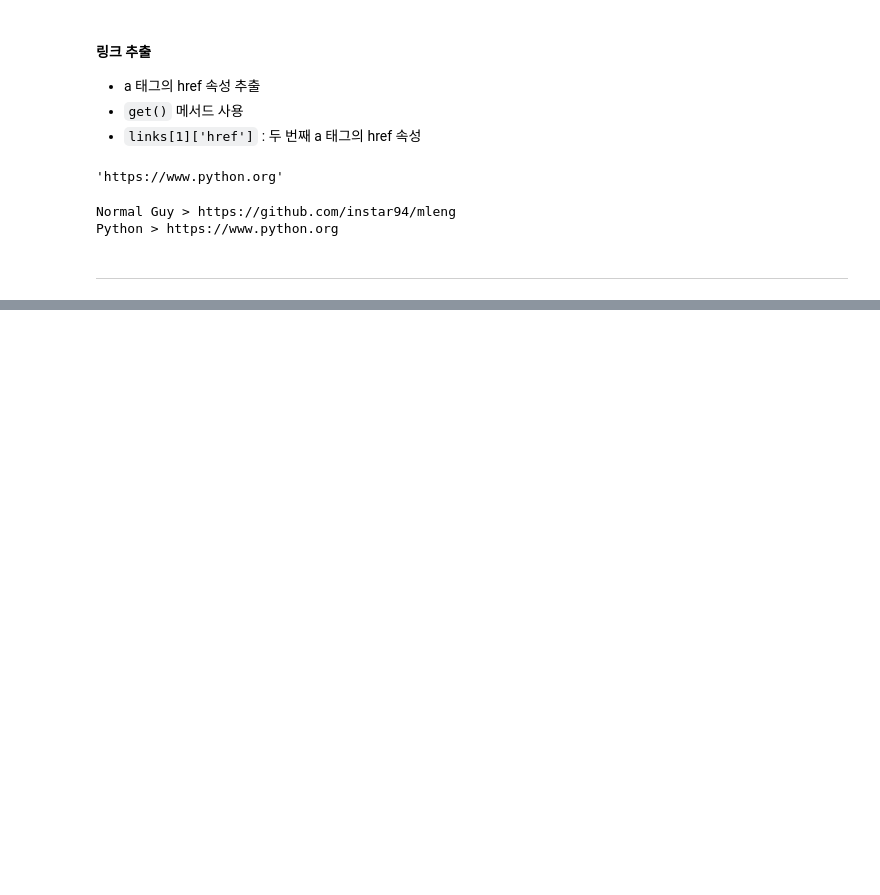
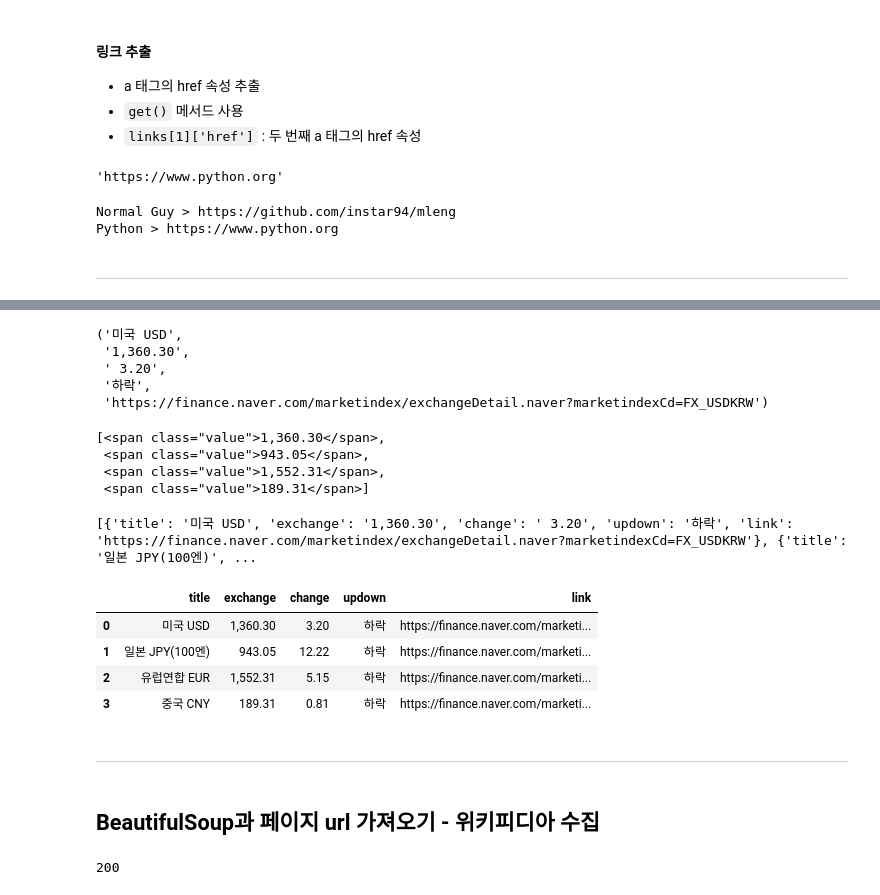
Before and after one commit to instar94/ml_tutorial, a Jupyter notebook: 04.EDA/ds_study/code/03.Web_Data/03.Web_Data.ipynb, the cells around one changed output, grey strips where cells are left out. Drawn from its saved outputs; the diff is of its cells as text; code cells hidden in the pictures; blank space fills up the shorter version.

```diff
--- a/04.EDA/ds_study/code/03.Web_Data/03.Web_Data.ipynb
+++ b/04.EDA/ds_study/code/03.Web_Data/03.Web_Data.ipynb
@@ -284,0 +372,7 @@ Python > https://www.python.org
+# %%
+### requests 모듈을 이용해 url 요청
+response = requests.get(url)
+# %%
+### 데이터 확인
+soup = BeautifulSoup(response.text, "html.parser")
+print(soup.prettify())
@@ -284,0 +403,3 @@ Python > https://www.python.org
+# %%
+exchangeList = soup.select("#exchangeList > li")
+print(exchangeList)
@@ -284,0 +431,54 @@ Python > https://www.python.org
+# %%
+### 데이터를 가져오는 방법
+title = exchangeList[0].select_one(".h_lst").text
+exchange = exchangeList[0].select_one(".value").text
+change = exchangeList[0].select_one(".change").text
+updown = exchangeList[0].select_one("div.head_info.point_dn > .blind").text
+
+baseUrl = "https://finance.naver.com"
+link = baseUrl+exchangeList[0].select_one("a")["href"]
+(title,exchange,change,updown,link)
+# %% [output]
+('미국 USD',
+ '1,360.30',
+ ' 3.20',
+ '하락',
+ 'https://finance.naver.com/marketindex/exchangeDetail.naver?marketindexCd=FX_USDKRW')
+# %%
+### find_all() 메서드로 모든 데이터 가져오기
+find_method = soup.find_all("ul", id="exchangeList")
+find_method[0].find_all("span","value")
+# %% [output]
+[<span class="value">1,360.30</span>,
+ <span class="value">943.05</span>,
+ <span class="value">1,552.31</span>,
+ <span class="value">189.31</span>]
+# %%
+### 데이터 수집
+exchange_data = []
+baseUrl = "https://finance.naver.com"
+
+for i in exchangeList :
+    data = {
+        "title" : i.select_one(".h_lst").text,
+        "exchange" : i.select_one(".value").text,
+        "change" : i.select_one(".change").text,
+        "updown" : i.select_one("div.head_info.point_dn > .blind").text,
+        "link" : baseUrl + i.select_one("a")["href"]
+    }
+    exchange_data.append(data)
+
+print(exchange_data)
+# %% [output]
+[{'title': '미국 USD', 'exchange': '1,360.30', 'change': ' 3.20', 'updown': '하락', 'link': 'https://finance.naver.com/marketindex/exchangeDetail.naver?marketindexCd=FX_USDKRW'}, {'title': '일본 JPY(100엔)', ...
+# %%
+### 데이터 프레임으로 변환
+import pandas as pd
+df = pd.DataFrame(exchange_data)
+df
+# %% [output]
+|  | title | exchange | change | updown | link |
+| 0 | 미국 USD | 1,360.30 | 3.20 | 하락 | https://finance.naver.com/marketi... |
+| 1 | 일본 JPY(100엔) | 943.05 | 12.22 | 하락 | https://finance.naver.com/marketi... |
+| 2 | 유럽연합 EUR | 1,552.31 | 5.15 | 하락 | https://finance.naver.com/marketi... |
+| 3 | 중국 CNY | 189.31 | 0.81 | 하락 | https://finance.naver.com/marketi... |
@@ -284,0 +489,4 @@ Python > https://www.python.org
+# %% [markdown]
+---
+# %% [markdown]
+## BeautifulSoup과 페이지 url 가져오기 - 위키피디아 수집
@@ -284,0 +501,6 @@ Python > https://www.python.org
+# %%
+### 상태 코드 확인
+response = urlopen(req)
+response.status
+# %% [output]
+200
```
Also changed, not shown: parts of 57 cells of this notebook, 4 other files.
